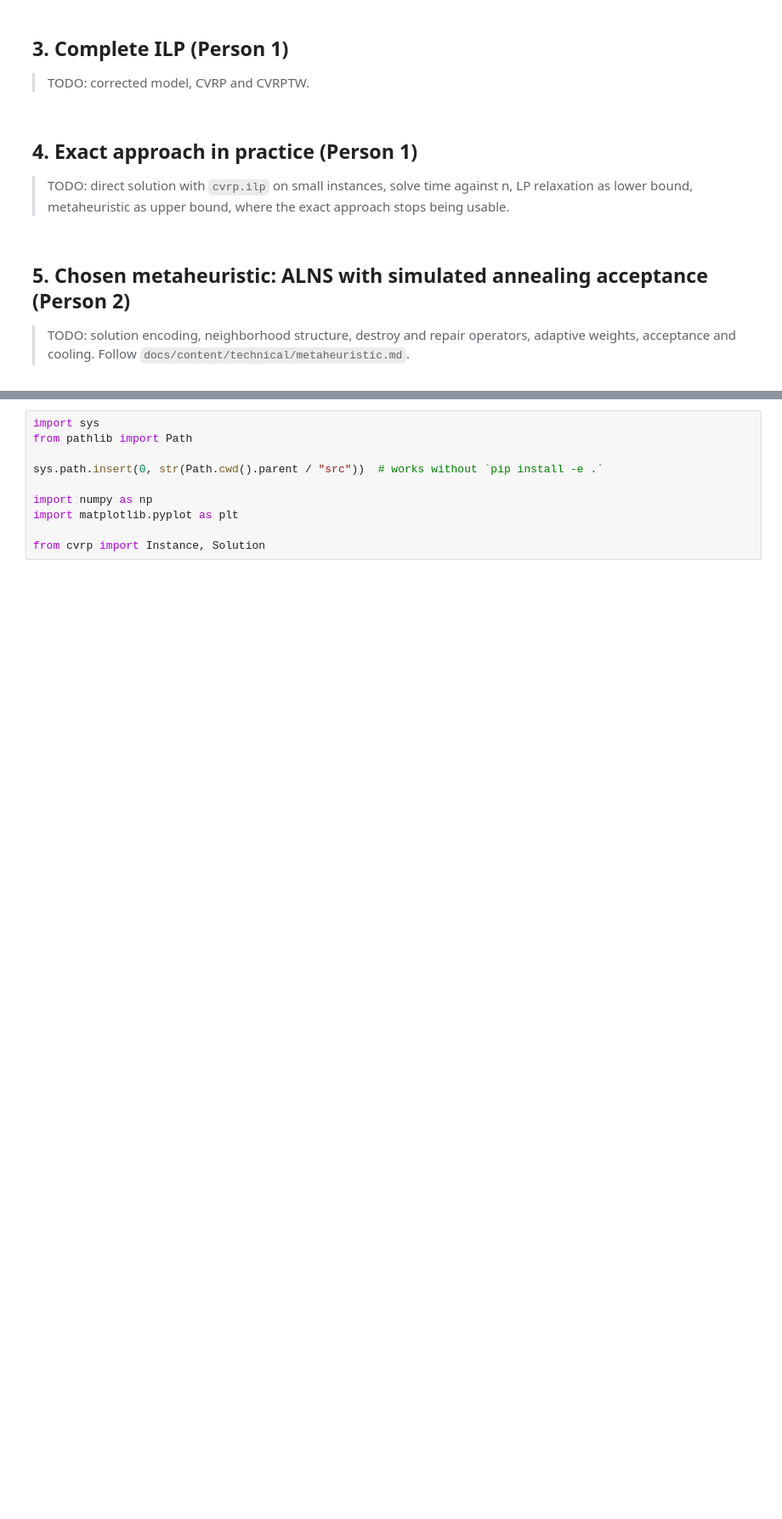
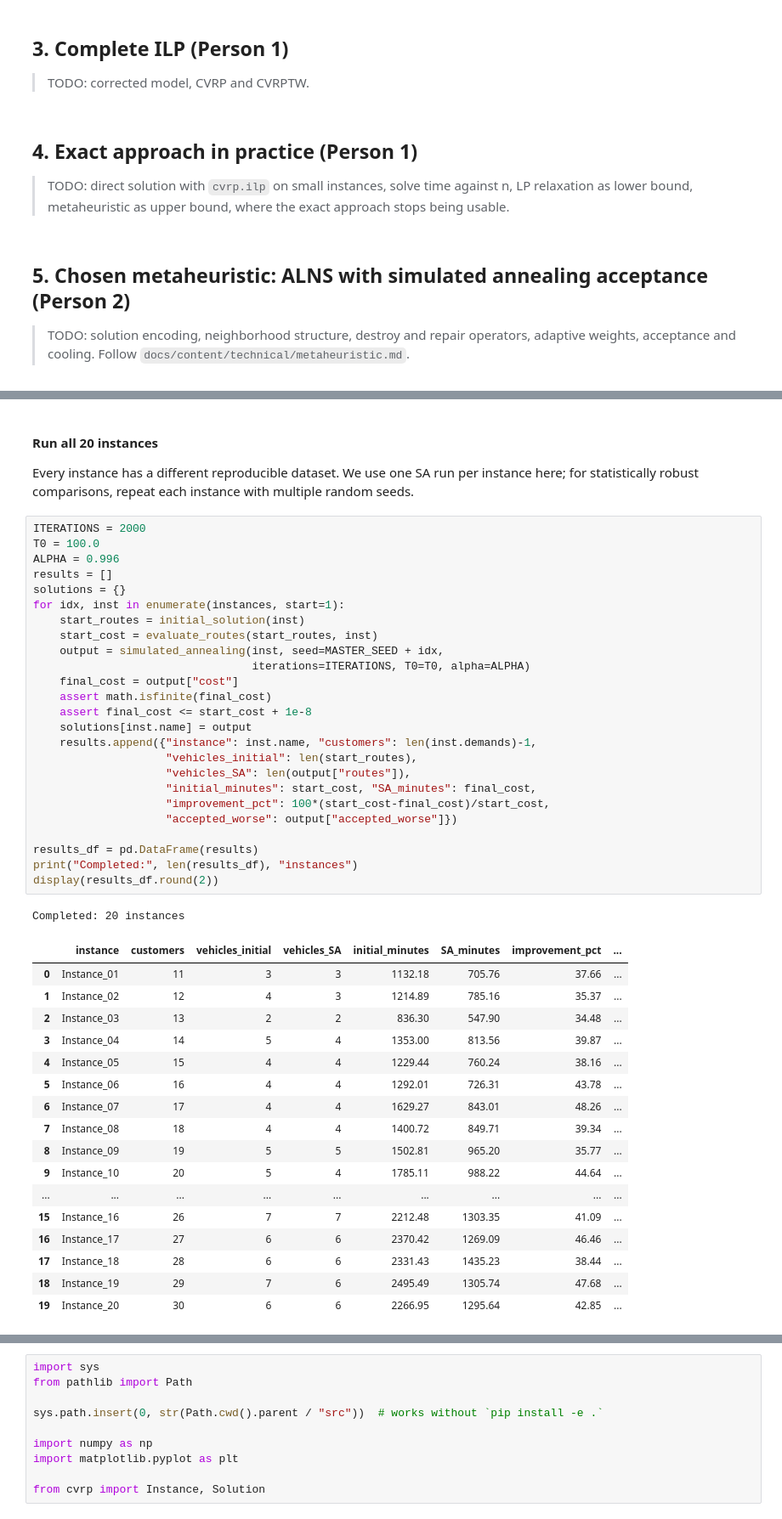
Before and after one commit to zzaved/cesi-cvrp-metaheuristics, a Jupyter notebook: notebooks/02_final_deliverable.ipynb, the cells around one changed output, grey strips where cells are left out. Shown at 85% size. Cells and saved outputs as stored; diff of their text form; blank space fills up the shorter version.

```diff
--- a/notebooks/02_final_deliverable.ipynb
+++ b/notebooks/02_final_deliverable.ipynb
@@ -30,0 +260,47 @@ synthetic instance; add VRPLIB instances once downloaded.
+# %% [markdown]
+#### Run all 20 instances
+Every instance has a different reproducible dataset. We use one SA run per instance here; for statistically robust comparisons, repeat each instance with multiple random seeds.
+# %%
+ITERATIONS = 2000
+T0 = 100.0
+ALPHA = 0.996
+results = []
+solutions = {}
+for idx, inst in enumerate(instances, start=1):
+    start_routes = initial_solution(inst)
+    start_cost = evaluate_routes(start_routes, inst)
+    output = simulated_annealing(inst, seed=MASTER_SEED + idx,
+                                 iterations=ITERATIONS, T0=T0, alpha=ALPHA)
+    final_cost = output["cost"]
+    assert math.isfinite(final_cost)
+    assert final_cost <= start_cost + 1e-8
+    solutions[inst.name] = output
+    results.append({"instance": inst.name, "customers": len(inst.demands)-1,
+                    "vehicles_initial": len(start_routes),
+                    "vehicles_SA": len(output["routes"]),
+                    "initial_minutes": start_cost, "SA_minutes": final_cost,
+                    "improvement_pct": 100*(start_cost-final_cost)/start_cost,
+                    "accepted_worse": output["accepted_worse"]})
+
+results_df = pd.DataFrame(results)
+print("Completed:", len(results_df), "instances")
+display(results_df.round(2))
+# %% [output]
+Completed: 20 instances
+|  | instance | customers | vehicles_initial | vehicles_SA | initial_minutes | SA_minutes | improvement_pct | ... |
+| 0 | Instance_01 | 11 | 3 | 3 | 1132.18 | 705.76 | 37.66 | ... |
+| 1 | Instance_02 | 12 | 4 | 3 | 1214.89 | 785.16 | 35.37 | ... |
+| 2 | Instance_03 | 13 | 2 | 2 | 836.30 | 547.90 | 34.48 | ... |
+| 3 | Instance_04 | 14 | 5 | 4 | 1353.00 | 813.56 | 39.87 | ... |
+| 4 | Instance_05 | 15 | 4 | 4 | 1229.44 | 760.24 | 38.16 | ... |
+| 5 | Instance_06 | 16 | 4 | 4 | 1292.01 | 726.31 | 43.78 | ... |
+| 6 | Instance_07 | 17 | 4 | 4 | 1629.27 | 843.01 | 48.26 | ... |
+| 7 | Instance_08 | 18 | 4 | 4 | 1400.72 | 849.71 | 39.34 | ... |
+| 8 | Instance_09 | 19 | 5 | 5 | 1502.81 | 965.20 | 35.77 | ... |
+| 9 | Instance_10 | 20 | 5 | 4 | 1785.11 | 988.22 | 44.64 | ... |
+| ... | ... | ... | ... | ... | ... | ... | ... | ... |
+| 15 | Instance_16 | 26 | 7 | 7 | 2212.48 | 1303.35 | 41.09 | ... |
+| 16 | Instance_17 | 27 | 6 | 6 | 2370.42 | 1269.09 | 46.46 | ... |
+| 17 | Instance_18 | 28 | 6 | 6 | 2331.43 | 1435.23 | 38.44 | ... |
+| 18 | Instance_19 | 29 | 7 | 6 | 2495.49 | 1305.74 | 47.68 | ... |
+| 19 | Instance_20 | 30 | 6 | 6 | 2266.95 | 1295.64 | 42.85 | ... |
```
Also changed, not shown: parts of 19 cells of this notebook.
